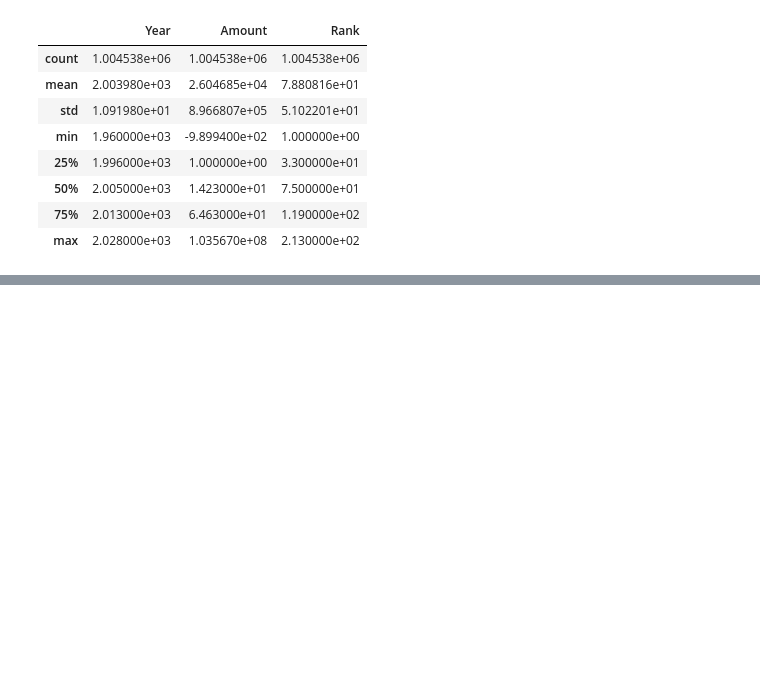
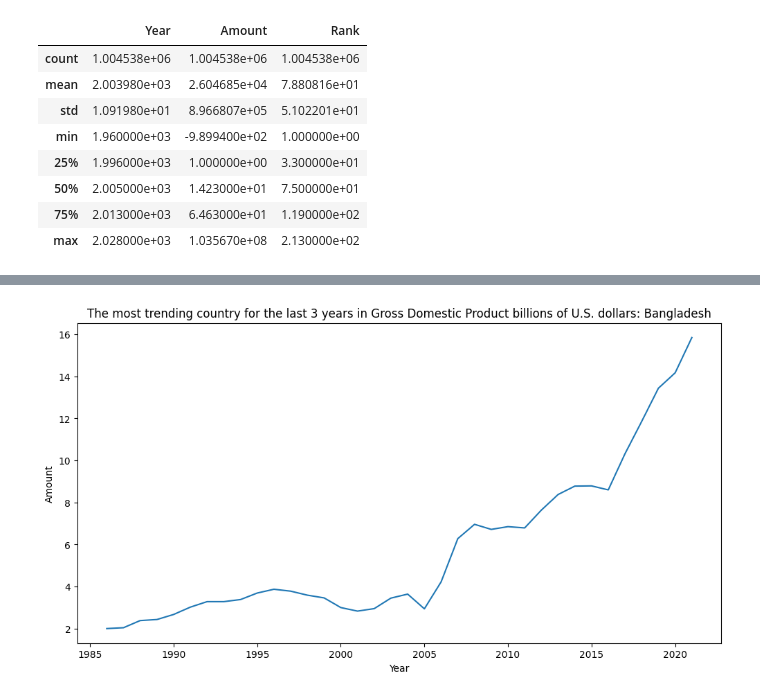
Before and after one commit to akshiin/Global-Data-Trend-Analysis, a Jupyter notebook: data_analysis.ipynb, the cells around one changed output, grey strips where cells are left out. Cells and saved outputs as stored; diff of their text form; code cells hidden in the pictures; blank space fills up the shorter version.

```diff
--- a/data_analysis.ipynb
+++ b/data_analysis.ipynb
@@ -44,0 +234,9 @@ df.describe()
+# %%
+test_results_df_copy = test_results_df.copy()
+# %%
+final_df = df.set_index(['Country', 'Indicator']).join(
+    test_results_df_copy.set_index(['Country', 'Indicator']),
+    how='left'
+).reset_index()
+
+final_df.head()
@@ -44,0 +285,16 @@ df.describe()
+# %%
+plt.figure(figsize=(12, 6))
+
+sns.lineplot(
+    data=df.loc[
+        (df['Country'] == 'Guinea') &
+        (df['Indicator'] == 'Gross Domestic Product billions of U.S. dollars')
+    ].reset_index(drop=True),
+    x='Year',
+    y='Amount'
+)
+
+plt.title(f'The most trending country for the last 3 years in Gross Domestic Product billions of U.S. dollars: Bangladesh')
+plt.show()
+# %% [output]
+[figure, added]
```
Also changed, not shown: parts of 15 cells of this notebook, 1 other file.
